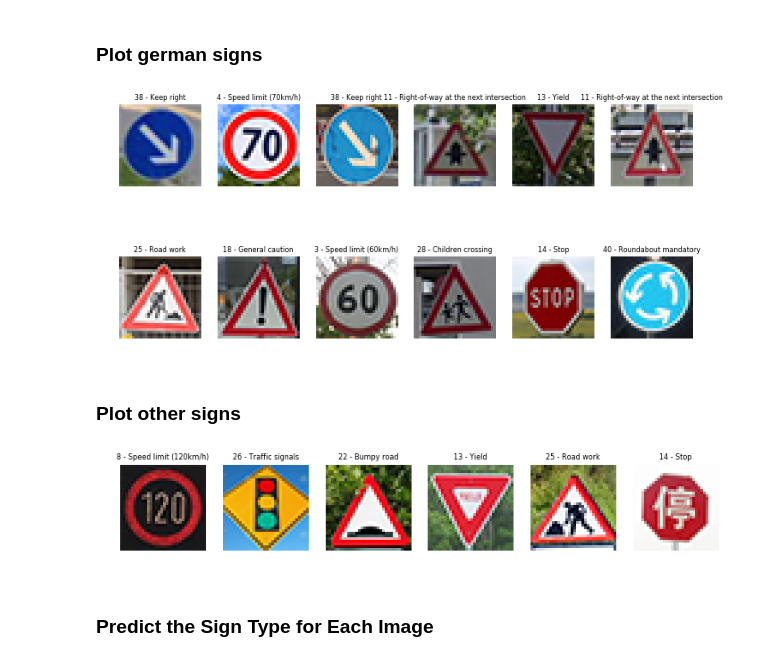
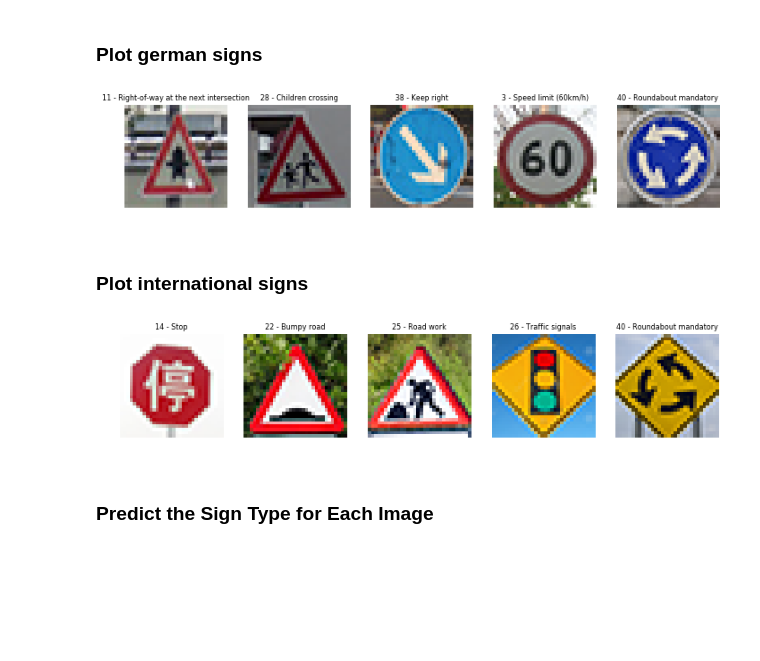
Before and after one commit to BernhardRode/CarND-Traffic-Sign-Classifier-Project, a Jupyter notebook: Traffic_Sign_Classifier.ipynb, the cells around one changed output. Saved outputs shown, nothing was run; the diff lists cells and outputs as text; code cells hidden in the pictures; blank space fills up the shorter version.

```diff
--- a/Traffic_Sign_Classifier.ipynb
+++ b/Traffic_Sign_Classifier.ipynb
@@ -101,12 +119,14 @@ print(signid, signnames[signid])
 ### Plot Helper
 # %%
 #Function to plot images in a grid with their corresponding class id and name
-def plot_signs(images, labels, rows=2, cols=6):
+def plot_signs(images, labels, rows=2, cols=6, shuffle=True):
 
     nimg = min(len(images),rows*cols)
-    selection = np.random.choice(images.shape[0], nimg, replace=False)
-
-    images_to_show = images[selection]
+    if shuffle:
+        selection = np.random.choice(images.shape[0], nimg, replace=False)
+        images_to_show = images[selection]
+    else:
+        images_to_show = images
 
     f, axarr = plt.subplots(rows, cols, figsize=(12, 3*rows))
     for row in range(rows):
@@ -120,7 +140,11 @@ def plot_signs(images, labels, rows=2, cols=6):
             ax.axis('off')
 
             if labels is not None:
-                label_id = labels[selection][index]
+                if shuffle:
+                    label_id = labels[selection][index]
+                else:
+                    label_id = labels[index]
+
                 ax.set_title('%s - %s' % (label_id, signnames[label_id]), fontsize=8)
 # %% [markdown]
 ### Plot Training Examples
@@ -432,15 +456,15 @@ X_international, y_international = load_images('examples/signs_international/')
 # %% [markdown]
 ### Plot german signs
 # %%
-plot_signs(X_germany, y_germany)
+plot_signs(X_germany, y_germany, rows=1, cols=5, shuffle=False)
 # %% [output]
-[figure, old version]
+[figure, new version]
 # %% [markdown]
-### Plot other signs
+### Plot international signs
 # %%
-plot_signs(X_international, y_international, rows = 1)
+plot_signs(X_international, y_international, rows=1, cols=5, shuffle=False)
 # %% [output]
-[figure, old version]
+[figure, new version]
 # %% [markdown]
 ### Predict the Sign Type for Each Image
 # %% [markdown]
```
Also changed, not shown: parts of 17 cells of this notebook, 20 other files.
